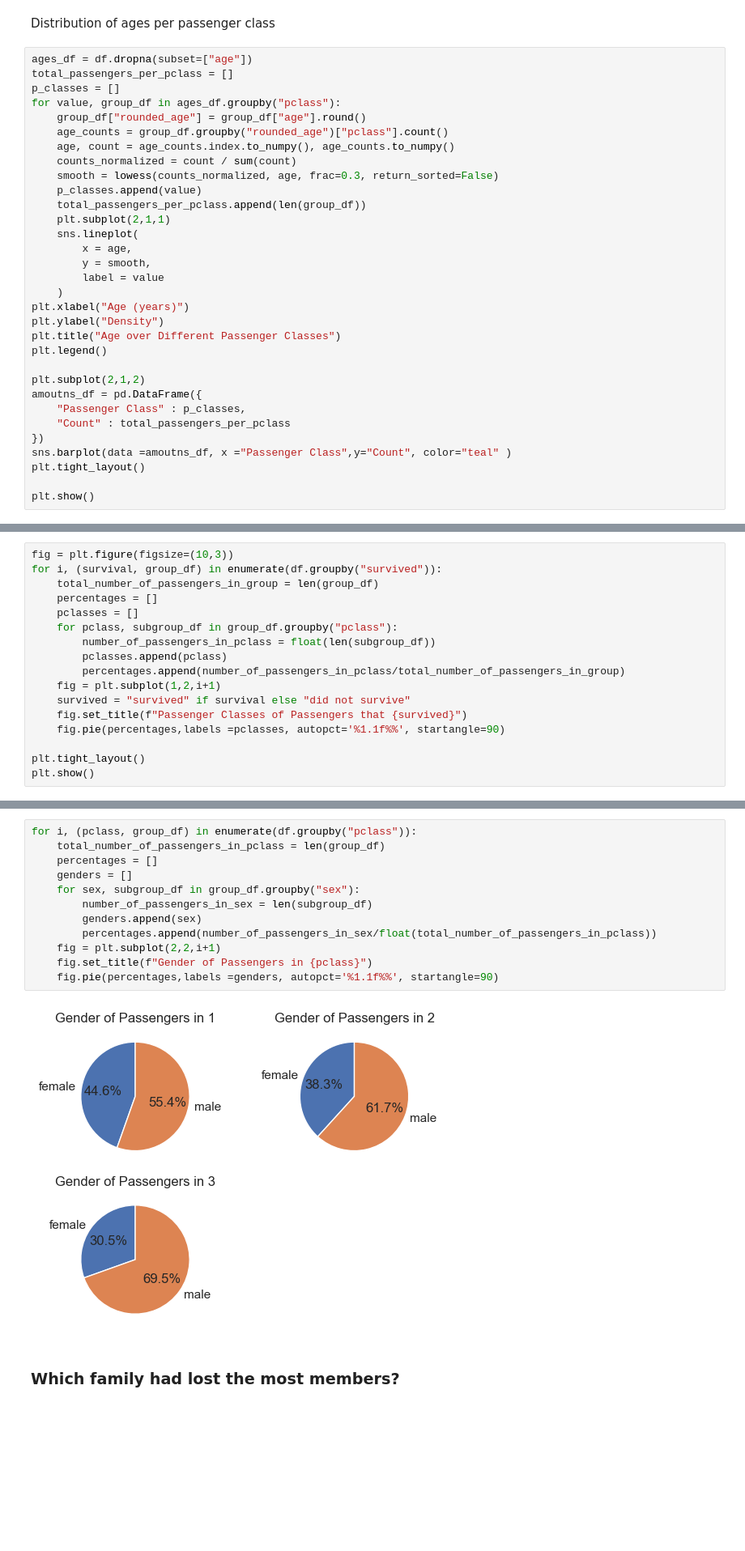
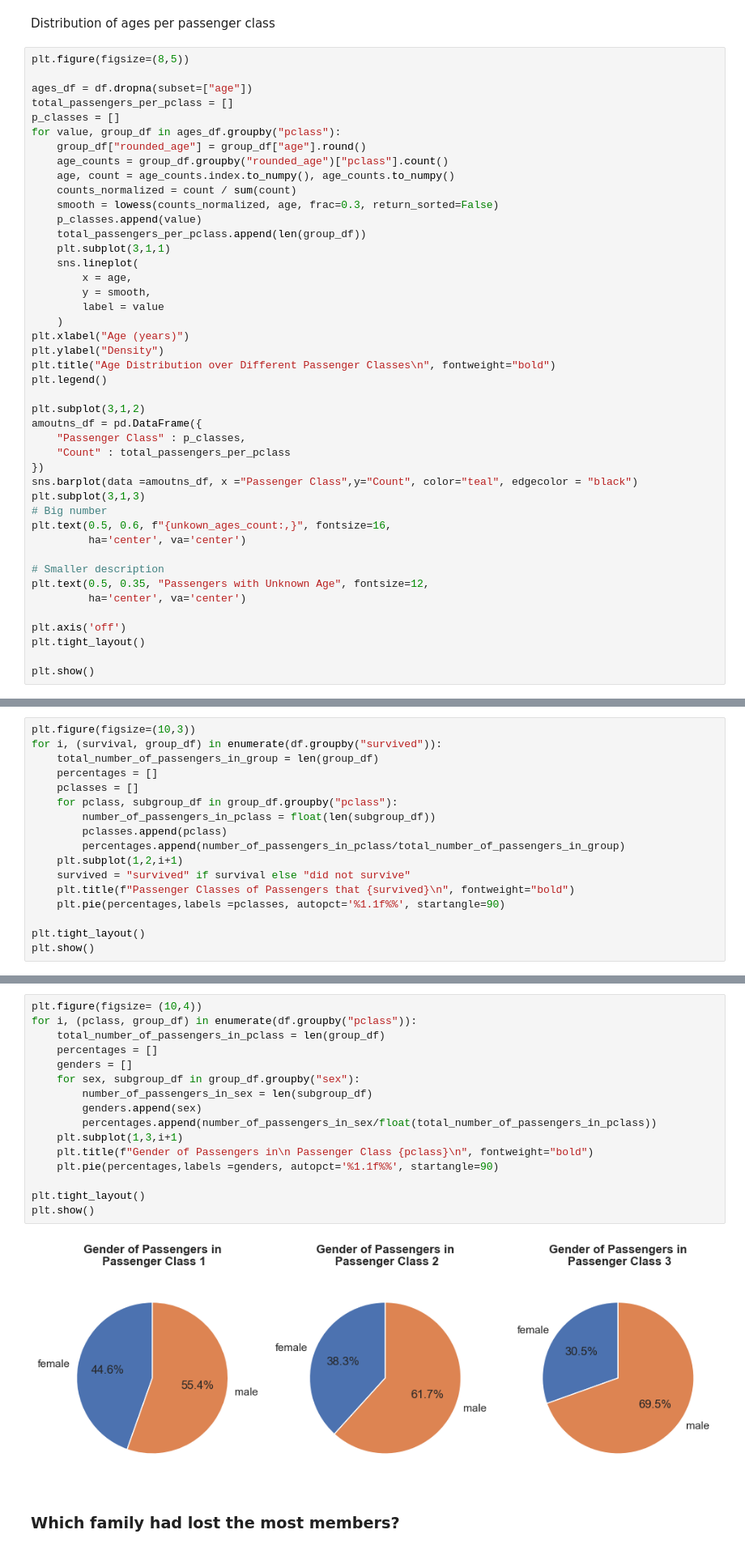
Before and after one commit to TalDugma/CV_training, a Jupyter notebook: basic/python/data_vis_tal.ipynb, the cells around one changed output, grey strips where cells are left out. Shown: that part at 81% size. Cells and saved outputs as stored; diff of their text form; blank space fills up the shorter version.

```diff
--- a/basic/python/data_vis_tal.ipynb
+++ b/basic/python/data_vis_tal.ipynb
@@ -116,6 +256,8 @@ plt.show()
 # %% [markdown]
 Distribution of ages per passenger class
 # %%
+plt.figure(figsize=(8,5))
+
 ages_df = df.dropna(subset=["age"])
 total_passengers_per_pclass = []
 p_classes = []
@@ -127,7 +269,7 @@ for value, group_df in ages_df.groupby("pclass"):
     smooth = lowess(counts_normalized, age, frac=0.3, return_sorted=False)
     p_classes.append(value)
     total_passengers_per_pclass.append(len(group_df))
-    plt.subplot(2,1,1)
+    plt.subplot(3,1,1)
     sns.lineplot(
         x = age,
         y = smooth,
@@ -135,15 +277,25 @@ for value, group_df in ages_df.groupby("pclass"):
     )
 plt.xlabel("Age (years)")
 plt.ylabel("Density")
-plt.title("Age over Different Passenger Classes")
+plt.title("Age Distribution over Different Passenger Classes\n", fontweight="bold")
 plt.legend()
 
-plt.subplot(2,1,2)
+plt.subplot(3,1,2)
 amoutns_df = pd.DataFrame({
     "Passenger Class" : p_classes,
     "Count" : total_passengers_per_pclass
 })
-sns.barplot(data =amoutns_df, x ="Passenger Class",y="Count", color="teal" )
+sns.barplot(data =amoutns_df, x ="Passenger Class",y="Count", color="teal", edgecolor = "black")
+plt.subplot(3,1,3)
+# Big number
+plt.text(0.5, 0.6, f"{unkown_ages_count:,}", fontsize=16,
+         ha='center', va='center')
+
+# Smaller description
+plt.text(0.5, 0.35, "Passengers with Unknown Age", fontsize=12,
+         ha='center', va='center')
+
+plt.axis('off')
 plt.tight_layout()
 
 plt.show()
@@ -201,5 +353,5 @@ line_plot_with_bubbles(df=passenger_class_df, x="Passenger Class", y="Survival P
 # %%
-fig = plt.figure(figsize=(10,3))
+plt.figure(figsize=(10,3))
 for i, (survival, group_df) in enumerate(df.groupby("survived")):
     total_number_of_passengers_in_group = len(group_df)
     percentages = []
@@ -208,10 +360,10 @@ for i, (survival, group_df) in enumerate(df.groupby("survived")):
         number_of_passengers_in_pclass = float(len(subgroup_df))
         pclasses.append(pclass)
         percentages.append(number_of_passengers_in_pclass/total_number_of_passengers_in_group)
-    fig = plt.subplot(1,2,i+1)
+    plt.subplot(1,2,i+1)
     survived = "survived" if survival else "did not survive"
-    fig.set_title(f"Passenger Classes of Passengers that {survived}")
-    fig.pie(percentages,labels =pclasses, autopct='%1.1f%%', startangle=90)
+    plt.title(f"Passenger Classes of Passengers that {survived}\n", fontweight="bold")
+    plt.pie(percentages,labels =pclasses, autopct='%1.1f%%', startangle=90)
 
 plt.tight_layout()
 plt.show()
@@ -220,17 +372,21 @@ plt.show()
 # %%
+plt.figure(figsize= (10,4))
 for i, (pclass, group_df) in enumerate(df.groupby("pclass")):
     total_number_of_passengers_in_pclass = len(group_df)
     percentages = []
     genders = []
     for sex, subgroup_df in group_df.groupby("sex"):
         number_of_passengers_in_sex = len(subgroup_df)
         genders.append(sex)
         percentages.append(number_of_passengers_in_sex/float(total_number_of_passengers_in_pclass))
-    fig = plt.subplot(2,2,i+1)
-    fig.set_title(f"Gender of Passengers in {pclass}")
-    fig.pie(percentages,labels =genders, autopct='%1.1f%%', startangle=90)
+    plt.subplot(1,3,i+1)
+    plt.title(f"Gender of Passengers in\n Passenger Class {pclass}\n", fontweight="bold")
+    plt.pie(percentages,labels =genders, autopct='%1.1f%%', startangle=90)
+
+plt.tight_layout()
+plt.show()
 # %% [output]
-[figure, old version]
+[figure, new version]
 # %% [markdown]
 ### Which family had lost the most members?
 # %%
```
Also changed, not shown: parts of 24 cells of this notebook.
